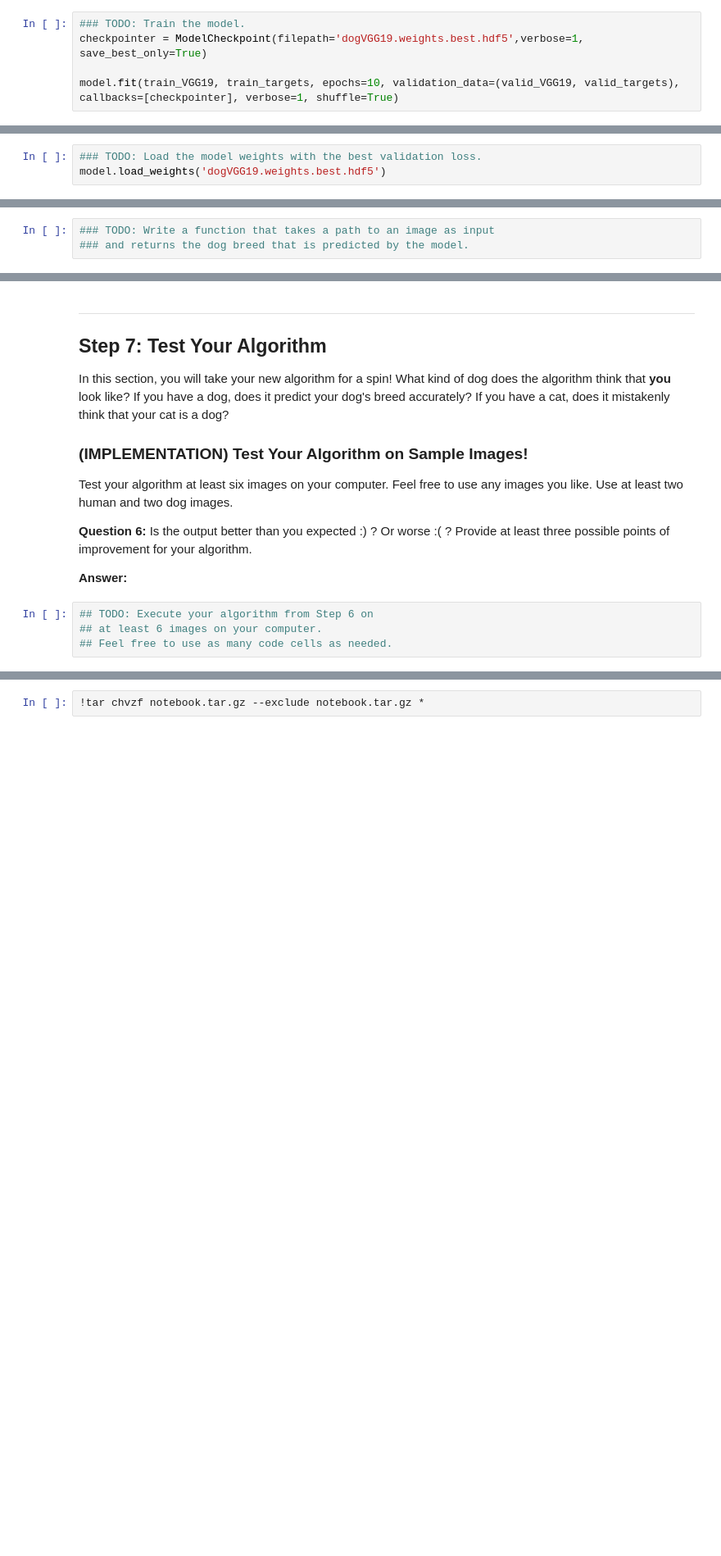
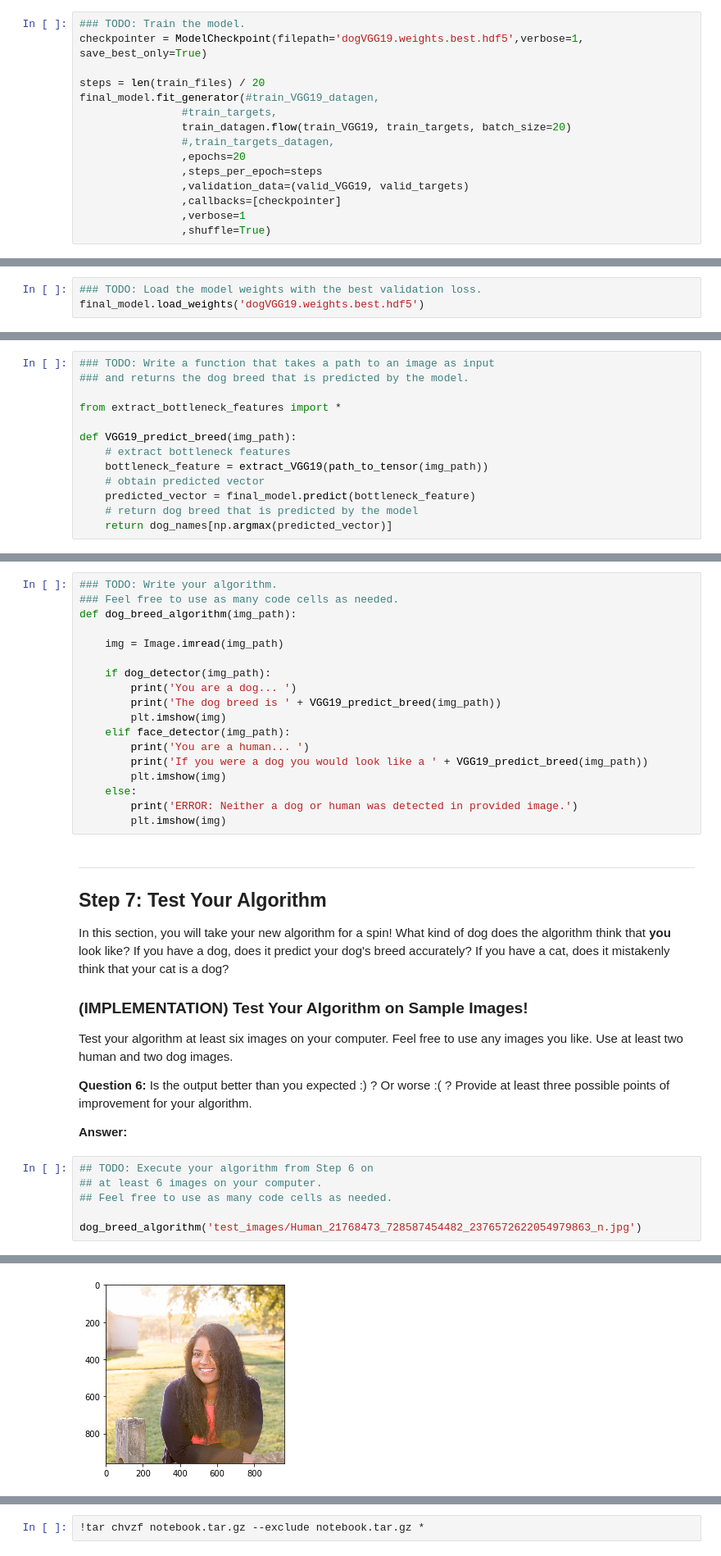
Before and after one commit to peterbchoi/Project-6---Dog-Breed-Classifier, a Jupyter notebook: dog_app.ipynb, the cells around one changed output, grey strips where cells are left out. Shown at 82% size. Saved outputs shown, nothing was run; the diff lists cells and outputs as text; blank space fills up the shorter version.

Commit message:
feat: Implemented and tested dog_breed_algorithm
Finished implementation of final algorithm. Also, tested the final algorithm.

```diff
--- a/dog_app.ipynb
+++ b/dog_app.ipynb
@@ -572,4 +705,14 @@ You are welcome to [augment the training data](https://blog.keras.io/building-po
 ### TODO: Train the model.
 checkpointer = ModelCheckpoint(filepath='dogVGG19.weights.best.hdf5',verbose=1, save_best_only=True)
 
-model.fit(train_VGG19, train_targets, epochs=10, validation_data=(valid_VGG19, valid_targets), callbacks=[checkpointer], verbose=1, shuffle=True)
+steps = len(train_files) / 20
+final_model.fit_generator(#train_VGG19_datagen,
+                #train_targets,
+                train_datagen.flow(train_VGG19, train_targets, batch_size=20)
+                #,train_targets_datagen,
+                ,epochs=20
+                ,steps_per_epoch=steps
+                ,validation_data=(valid_VGG19, valid_targets)
+                ,callbacks=[checkpointer]
+                ,verbose=1
+                ,shuffle=True)
@@ -577,7 +738,7 @@ model.fit(train_VGG19, train_targets, epochs=10, validation_data=(valid_VGG19, v
 ### (IMPLEMENTATION) Load the Model with the Best Validation Loss
 # %%
 ### TODO: Load the model weights with the best validation loss.
-model.load_weights('dogVGG19.weights.best.hdf5')
+final_model.load_weights('dogVGG19.weights.best.hdf5')
 # %% [markdown]
 ### (IMPLEMENTATION) Test the Model
 
@@ -609,6 +772,16 @@ where `{network}`, in the above filename, should be one of `VGG19`, `Resnet50`,
 # %%
 ### TODO: Write a function that takes a path to an image as input
 ### and returns the dog breed that is predicted by the model.
+
+from extract_bottleneck_features import *
+
+def VGG19_predict_breed(img_path):
+    # extract bottleneck features
+    bottleneck_feature = extract_VGG19(path_to_tensor(img_path))
+    # obtain predicted vector
+    predicted_vector = final_model.predict(bottleneck_feature)
+    # return dog breed that is predicted by the model
+    return dog_names[np.argmax(predicted_vector)]
 # %% [markdown]
 ---
 <a id='step6'></a>
@@ -633,3 +803,21 @@ Some sample output for our algorithm is provided below, but feel free to design
+# %%
+### TODO: Write your algorithm.
+### Feel free to use as many code cells as needed.
+def dog_breed_algorithm(img_path):
+
+    img = Image.imread(img_path)
+
+    if dog_detector(img_path):
+        print('You are a dog... ')
+        print('The dog breed is ' + VGG19_predict_breed(img_path))
+        plt.imshow(img)
+    elif face_detector(img_path):
+        print('You are a human... ')
+        print('If you were a dog you would look like a ' + VGG19_predict_breed(img_path))
+        plt.imshow(img)
+    else:
+        print('ERROR: Neither a dog or human was detected in provided image.')
+        plt.imshow(img)
 # %% [markdown]
 ---
 <a id='step7'></a>
@@ -648,3 +836,6 @@ __Answer:__
 ## TODO: Execute your algorithm from Step 6 on
 ## at least 6 images on your computer.
 ## Feel free to use as many code cells as needed.
+
+dog_breed_algorithm('test_images/Human_21768473_728587454482_2376572622054979863_n.jpg')
+# %% [output]
@@ -650,0 +844 @@ __Answer:__
+[figure, added]
```
Also changed, not shown: parts of 23 cells of this notebook.
